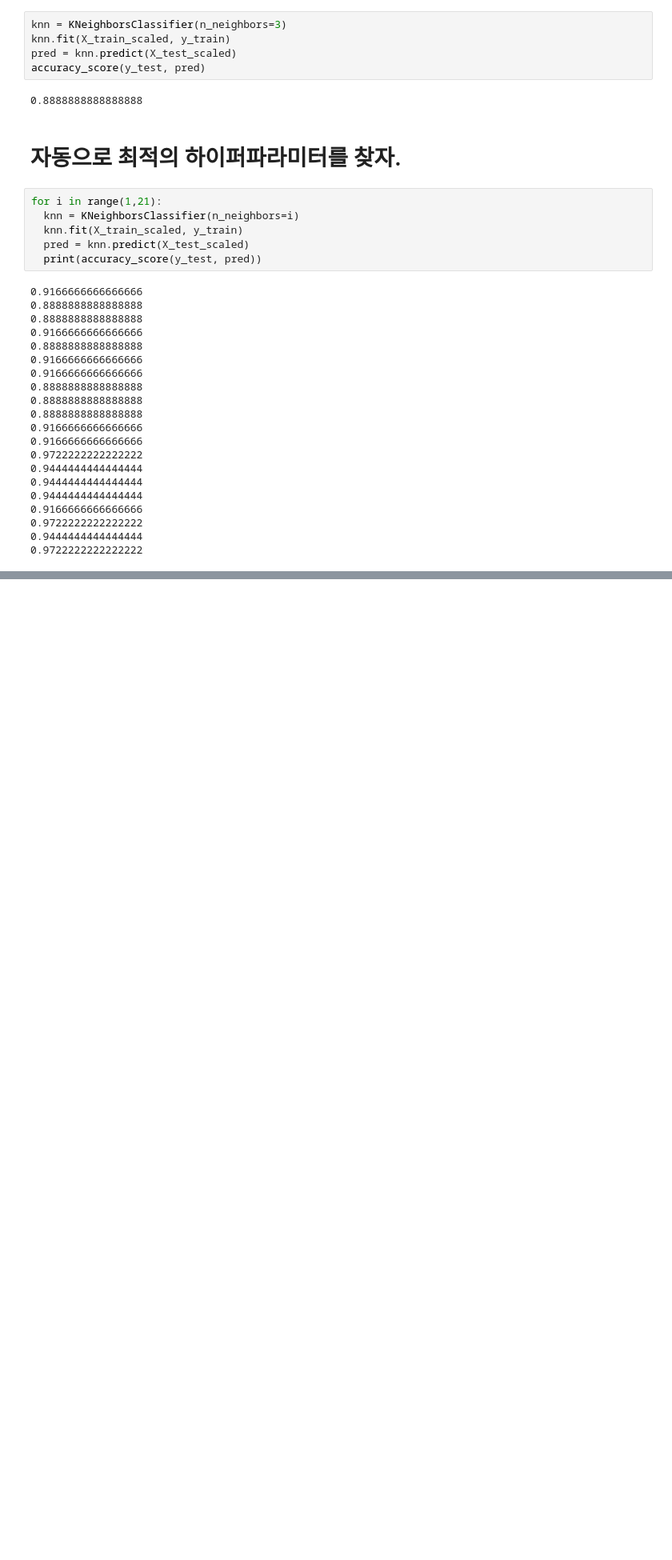
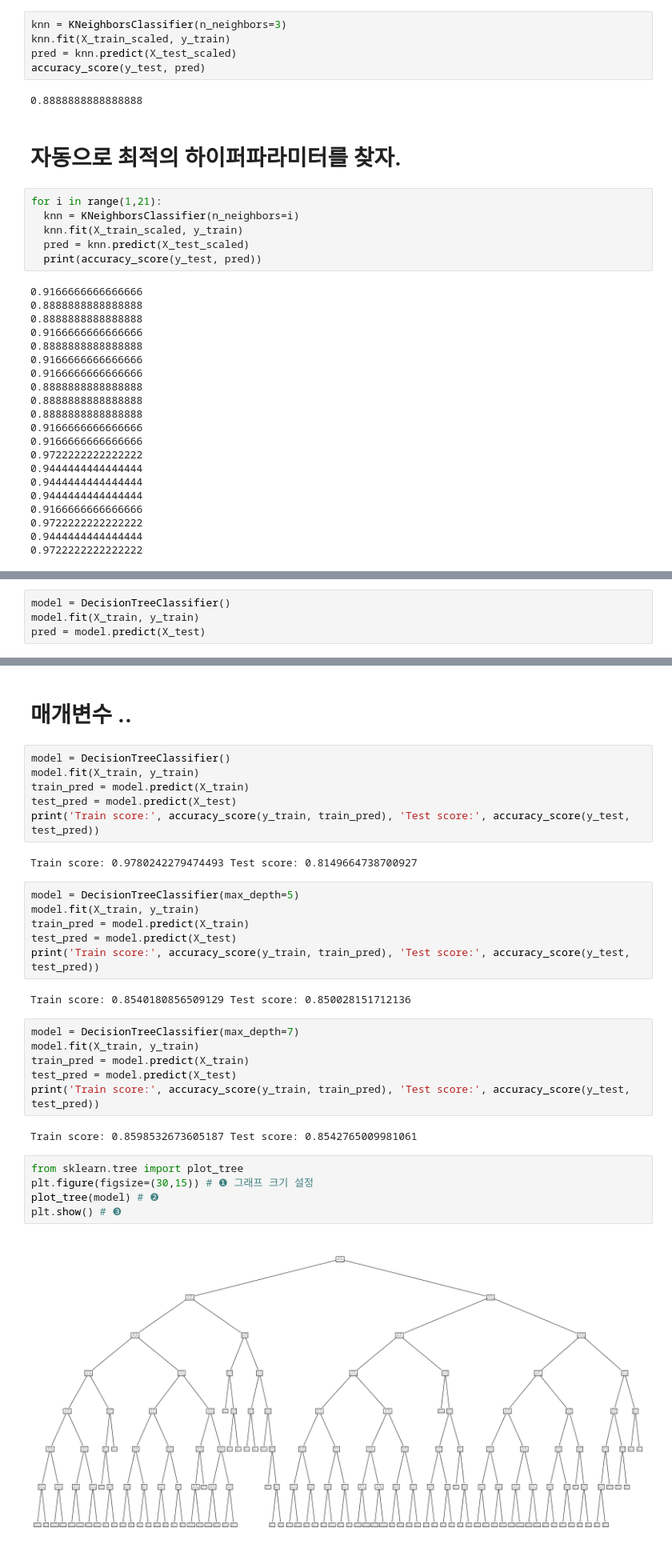
Before and after one commit to gracesjy/mldl_study, a Jupyter notebook: 코랩에서 바로 git 으로 올리기.ipynb, the cells around one changed output, grey strips where cells are left out. Shown at 80% size. Saved outputs shown, nothing was run; the diff lists cells and outputs as text; blank space fills up the shorter version.

```diff
--- a/코랩에서 바로 git 으로 올리기.ipynb
+++ b/코랩에서 바로 git 으로 올리기.ipynb
@@ -709,0 +1024,4 @@ for i in range(1,21):
+# %%
+model = DecisionTreeClassifier()
+model.fit(X_train, y_train)
+pred = model.predict(X_test)
@@ -709,0 +1033,33 @@ for i in range(1,21):
+# %% [markdown]
+# 매개변수 ..
+# %%
+model = DecisionTreeClassifier()
+model.fit(X_train, y_train)
+train_pred = model.predict(X_train)
+test_pred = model.predict(X_test)
+print('Train score:', accuracy_score(y_train, train_pred), 'Test score:', accuracy_score(y_test, test_pred))
+# %% [output]
+Train score: 0.9780242279474493 Test score: 0.8149664738700927
+# %%
+model = DecisionTreeClassifier(max_depth=5)
+model.fit(X_train, y_train)
+train_pred = model.predict(X_train)
+test_pred = model.predict(X_test)
+print('Train score:', accuracy_score(y_train, train_pred), 'Test score:', accuracy_score(y_test, test_pred))
+# %% [output]
+Train score: 0.8540180856509129 Test score: 0.850028151712136
+# %%
+model = DecisionTreeClassifier(max_depth=7)
+model.fit(X_train, y_train)
+train_pred = model.predict(X_train)
+test_pred = model.predict(X_test)
+print('Train score:', accuracy_score(y_train, train_pred), 'Test score:', accuracy_score(y_test, test_pred))
+# %% [output]
+Train score: 0.8598532673605187 Test score: 0.8542765009981061
+# %%
+from sklearn.tree import plot_tree
+plt.figure(figsize=(30,15)) # ❶ 그래프 크기 설정
+plot_tree(model) # ❷
+plt.show() # ❸
+# %% [output]
+[figure, added]
```
Also changed, not shown: parts of 38 cells of this notebook.
